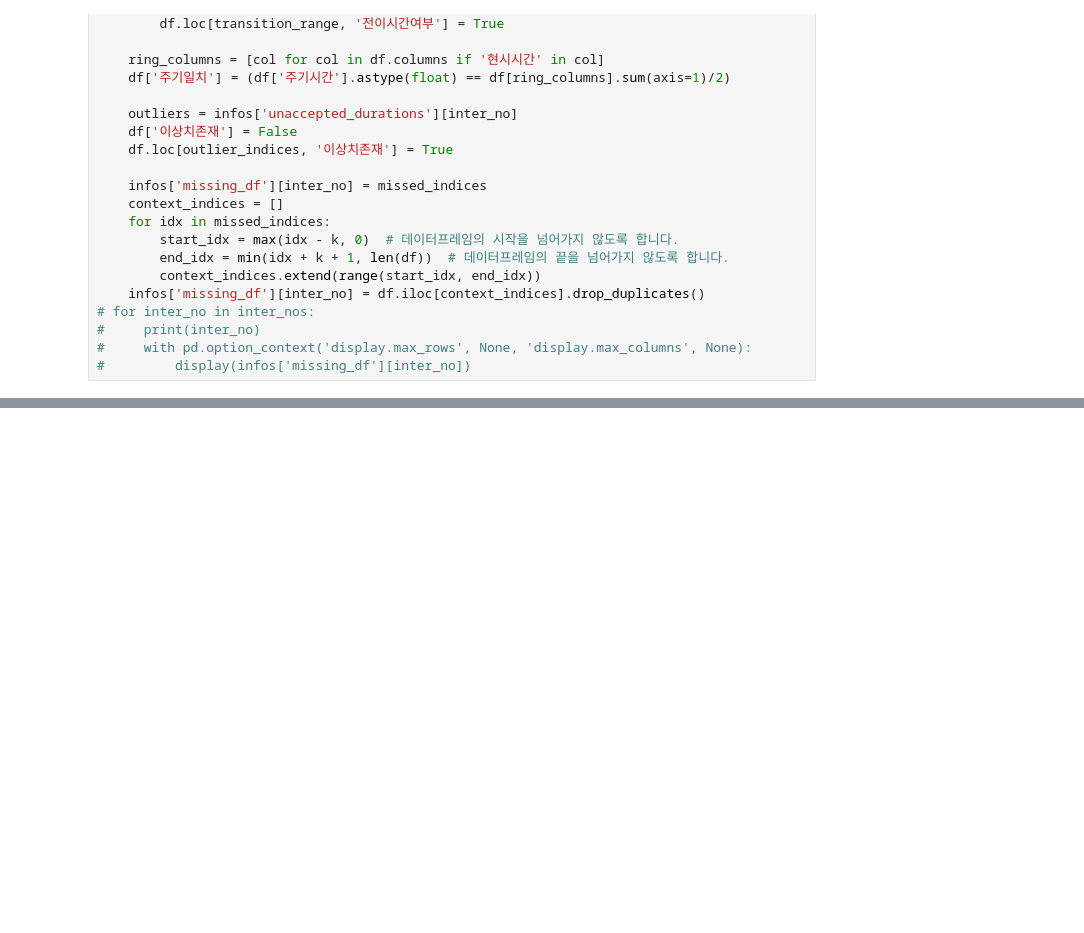
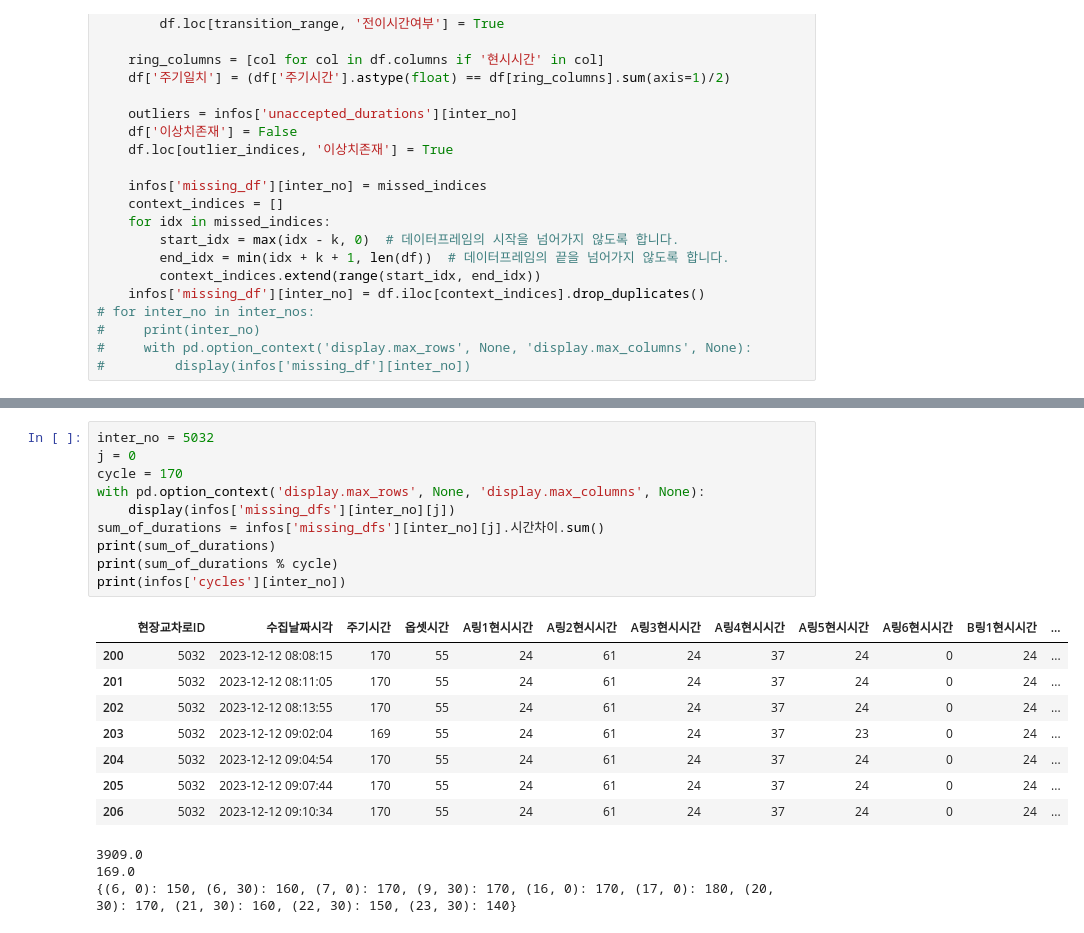
Before and after one commit to govin08/travail, a Jupyter notebook: 1217_analyze_history.ipynb, the cells around one changed output, grey strips where cells are left out. Saved outputs shown, nothing was run; the diff lists cells and outputs as text; blank space fills up the shorter version.

```diff
--- a/1217_analyze_history.ipynb
+++ b/1217_analyze_history.ipynb
@@ -628,0 +591,22 @@ for inter_no in inter_nos:
+# %%
+inter_no = 5032
+j = 0
+cycle = 170
+with pd.option_context('display.max_rows', None, 'display.max_columns', None):
+    display(infos['missing_dfs'][inter_no][j])
+sum_of_durations = infos['missing_dfs'][inter_no][j].시간차이.sum()
+print(sum_of_durations)
+print(sum_of_durations % cycle)
+print(infos['cycles'][inter_no])
+# %% [output]
+|  | 현장교차로ID | 수집날짜시각 | 주기시간 | 옵셋시간 | A링1현시시간 | A링2현시시간 | A링3현시시간 | A링4현시시간 | A링5현시시간 | A링6현시시간 | B링1현시시간 | ... |
+| 200 | 5032 | 2023-12-12 08:08:15 | 170 | 55 | 24 | 61 | 24 | 37 | 24 | 0 | 24 | ... |
+| 201 | 5032 | 2023-12-12 08:11:05 | 170 | 55 | 24 | 61 | 24 | 37 | 24 | 0 | 24 | ... |
+| 202 | 5032 | 2023-12-12 08:13:55 | 170 | 55 | 24 | 61 | 24 | 37 | 24 | 0 | 24 | ... |
+| 203 | 5032 | 2023-12-12 09:02:04 | 169 | 55 | 24 | 61 | 24 | 37 | 23 | 0 | 24 | ... |
+| 204 | 5032 | 2023-12-12 09:04:54 | 170 | 55 | 24 | 61 | 24 | 37 | 24 | 0 | 24 | ... |
+| 205 | 5032 | 2023-12-12 09:07:44 | 170 | 55 | 24 | 61 | 24 | 37 | 24 | 0 | 24 | ... |
+| 206 | 5032 | 2023-12-12 09:10:34 | 170 | 55 | 24 | 61 | 24 | 37 | 24 | 0 | 24 | ... |
+3909.0
+169.0
+{(6, 0): 150, (6, 30): 160, (7, 0): 170, (9, 30): 170, (16, 0): 170, (17, 0): 180, (20, 30): 170, (21, 30): 160, (22, 30): 150, (23, 30): 140}
```
Also changed, not shown: parts of 13 cells of this notebook.
